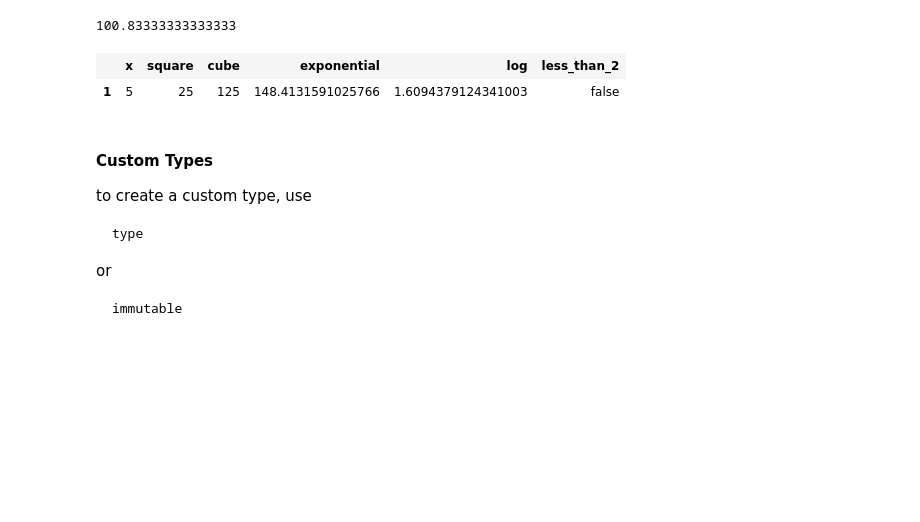
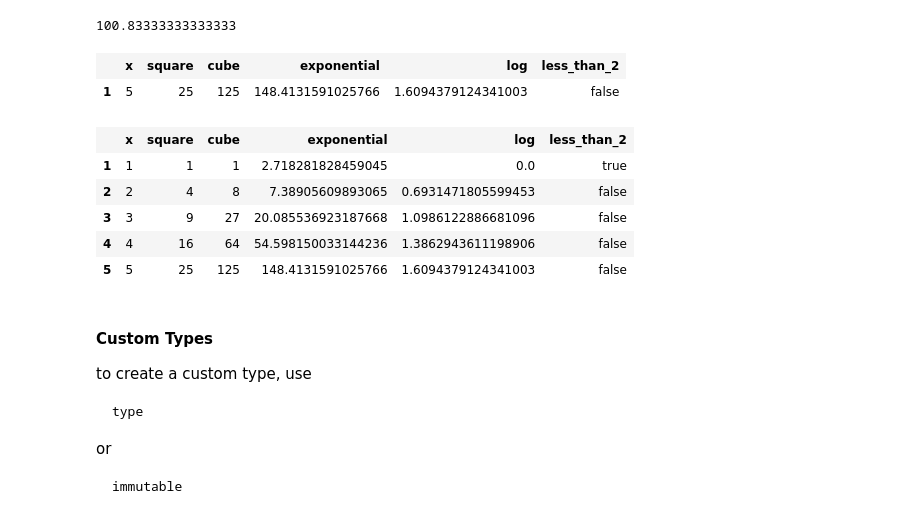
Before and after one commit to matthewmacleod/mkm_notebooks, a Jupyter notebook: mkm_julia_notes.ipynb, the cells around one changed output. Cells and saved outputs as stored; diff of their text form; code cells hidden in the pictures; blank space fills up the shorter version.

```diff
--- a/mkm_julia_notes.ipynb
+++ b/mkm_julia_notes.ipynb
@@ -252,11 +252,21 @@ cor(df[:x],df[:square])
 cov(df[:x],df[:square])
 # %% [output]
 100.83333333333333
+# %%
+# conditional subset
+df[df[:x] .== 5, :]
+# %% [output]
+|  | x | square | cube | exponential | log | less_than_2 |
+| 1 | 5 | 25 | 125 | 148.4131591025766 | 1.6094379124341003 | false |
 # %%
-df[df[:x] .==5, :]
+df[df[:x] .<= 5, :]
 # %% [output]
 |  | x | square | cube | exponential | log | less_than_2 |
-| 1 | 5 | 25 | 125 | 148.4131591025766 | 1.6094379124341003 | false |
+| 1 | 1 | 1 | 1 | 2.718281828459045 | 0.0 | true |
+| 2 | 2 | 4 | 8 | 7.38905609893065 | 0.6931471805599453 | false |
+| 3 | 3 | 9 | 27 | 20.085536923187668 | 1.0986122886681096 | false |
+| 4 | 4 | 16 | 64 | 54.598150033144236 | 1.3862943611198906 | false |
+| 5 | 5 | 25 | 125 | 148.4131591025766 | 1.6094379124341003 | false |
 # %% [markdown]
 #### Custom Types
 
```
